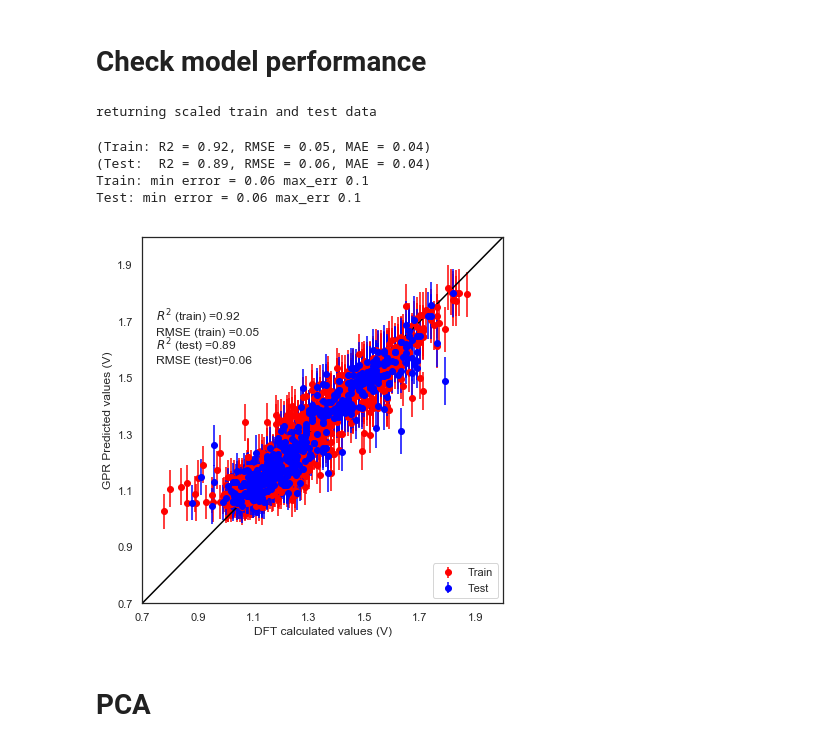
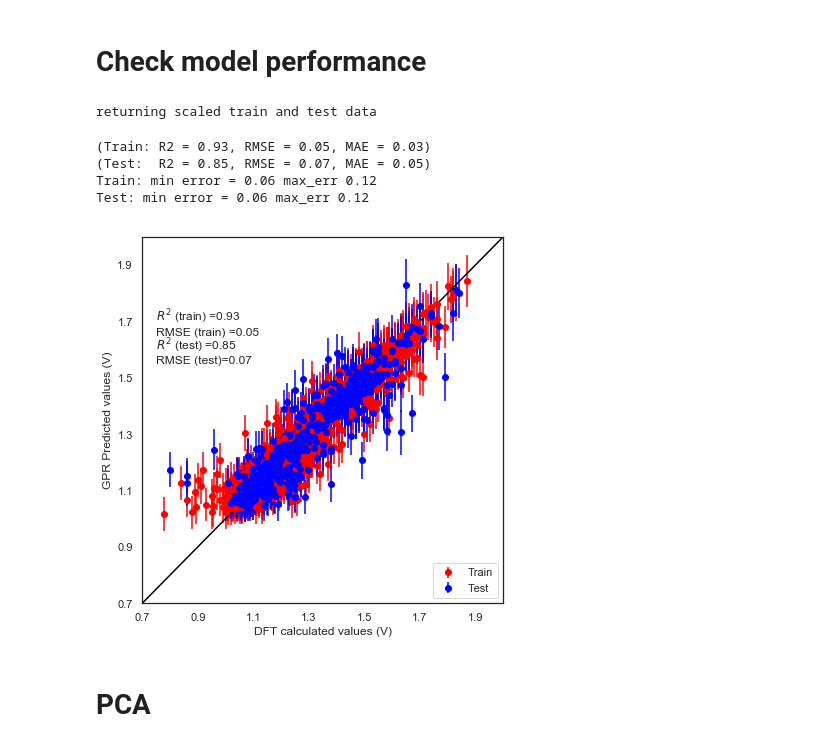
Before and after one commit to akashjn/Machine_Learning_Chemistry, a Jupyter notebook: Reduction Potential/Exploring_Effect_of_Feature_Number_with_outliers_1500mols.ipynb, the cells around one changed output. Saved outputs shown, nothing was run; the diff lists cells and outputs as text; code cells hidden in the pictures.

```diff
--- a/Reduction Potential/Exploring_Effect_of_Feature_Number_with_outliers_1500mols.ipynb
+++ b/Reduction Potential/Exploring_Effect_of_Feature_Number_with_outliers_1500mols.ipynb
@@ -531,7 +531,3 @@ Y=ERed_data["Ered(V)"]
 print(f"X.shape={X.shape},Y.shape={Y.shape}")
 # %% [output]
 X.shape=(2763, 30),Y.shape=(2763,)
-# %%
-from sklearn.preprocessing import Normalizer, normalize, RobustScaler
-scaler = RobustScaler()
-Xnorm = scaler.fit(X).transform(X)
@@ -834,17 +802,17 @@ def plot_Ered_gpr(y_true_train,y_pred_train,y_true_test,y_pred_test,y_pred_err_t
     if data:
         return r2_test,rmse_test,mae_test,r2_train,rmse_train,mae_train
 # %%
-X = lof_no_outliers
-y = Ered_data_lof['Ered(V)']
+X=Xdata_btz_uncorr_clean
+y=ERed_data["Ered(V)"]
 y_test,ypred_test,yerr_test,y_train, ypred_train, yerr_train=gpr_one_pytorch(X=X,y=y,train_pc=0.8)
 plot_Ered_gpr(y_true_train=y_train,y_pred_train=ypred_train,y_true_test=y_test,y_pred_test=ypred_test,y_pred_err_train=yerr_train,y_pred_err_test=yerr_test,err_bar=True,showfig=True,savefig=False,data=False)
 # %% [output]
 returning scaled train and test data
-(Train: R2 = 0.92, RMSE = 0.05, MAE = 0.04)
-(Test:  R2 = 0.89, RMSE = 0.06, MAE = 0.04)
-Train: min error = 0.06 max_err 0.1
-Test: min error = 0.06 max_err 0.1
+(Train: R2 = 0.93, RMSE = 0.05, MAE = 0.03)
+(Test:  R2 = 0.85, RMSE = 0.07, MAE = 0.05)
+Train: min error = 0.06 max_err 0.12
+Test: min error = 0.06 max_err 0.12
-[figure, old version]
+[figure, new version]
 # %% [markdown]
 # PCA
 # %%
```
Also changed, not shown: parts of 38 cells of this notebook.
